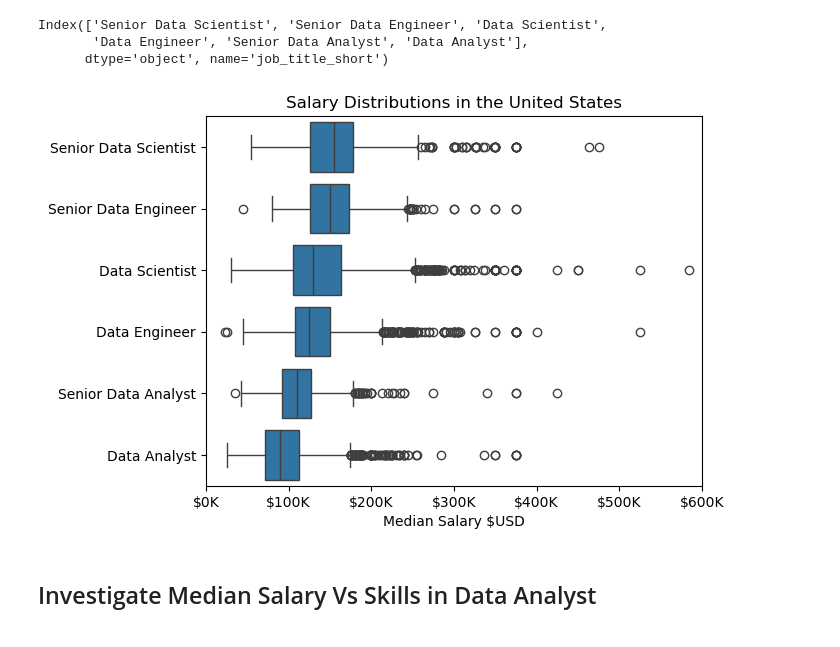
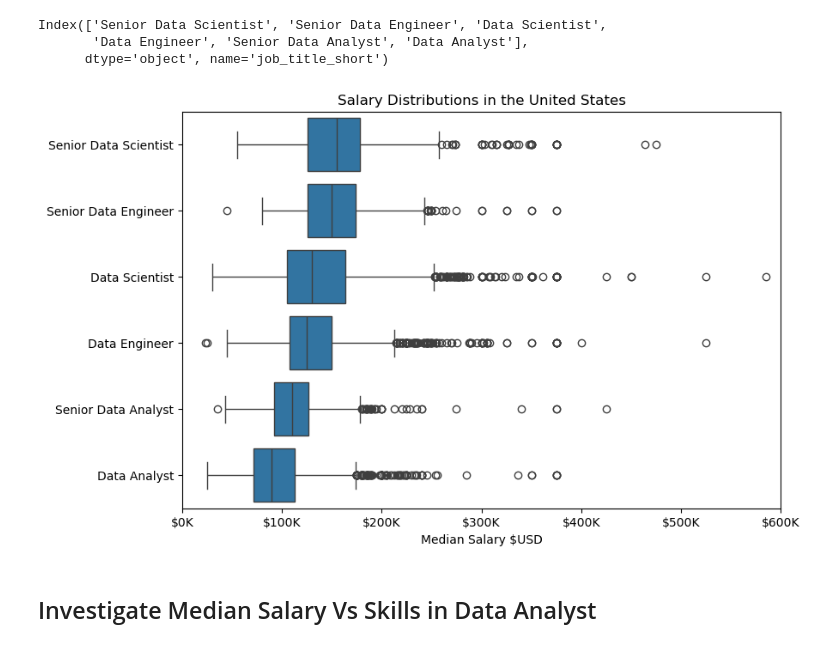
Before and after one commit to arnoldfaeldilan/Python_Project_Data_Analyst, a Jupyter notebook: 3_Project/4_Salary_Analysis.ipynb, the cells around one changed output. Saved outputs shown, nothing was run; the diff lists cells and outputs as text; code cells hidden in the pictures.

```diff
--- a/3_Project/4_Salary_Analysis.ipynb
+++ b/3_Project/4_Salary_Analysis.ipynb
@@ -41,7 +41,7 @@ job
  'Senior Data Engineer',
  'Senior Data Analyst']
 # %%
-df_US_top6 = df_US[df_US['job_title_short'].isin(job_titles_median_list)].copy()
+df_US_top6 = df_US[df_US['job_title_short'].isin(job_titles)].copy()
 df_US_top6
 # %% [output]
 |  | job_title_short | job_title | job_location | job_via | job_schedule_type | job_work_from_home | ... |
@@ -65,17 +65,19 @@ Index(['Senior Data Scientist', 'Senior Data Engineer', 'Data Scientist',
        'Data Engineer', 'Senior Data Analyst', 'Data Analyst'],
       dtype='object', name='job_title_short')
 # %%
+import matplotlib.pyplot as plt
+plt.figure(figsize=(9,6))
 sns.boxplot(data=df_US_top6, x='salary_year_avg', y='job_title_short', order=job_order)
 plt.xlim(0, 600000)
 plt.title('Salary Distributions in the United States')
 plt.xlabel('Median Salary $USD')
 plt.ylabel('')
 
 ax = plt.gca()
 ax.xaxis.set_major_formatter(plt.FuncFormatter(lambda x, pos: f'${int(x/1000)}K'))
 plt.show()
 # %% [output]
-[figure, old version]
+[figure, new version]
 # %% [markdown]
 ## Investigate Median Salary Vs Skills in Data Analyst
 # %%
```
Also changed, not shown: parts of 1 cell of this notebook, 5 other files.
